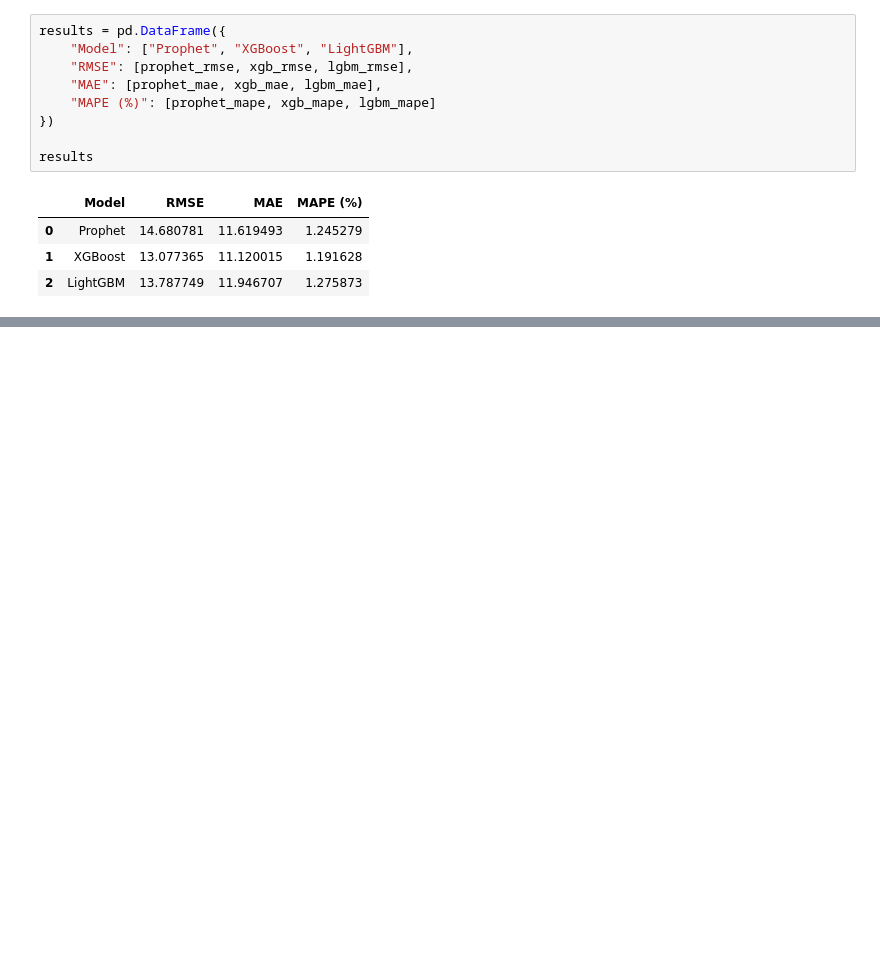
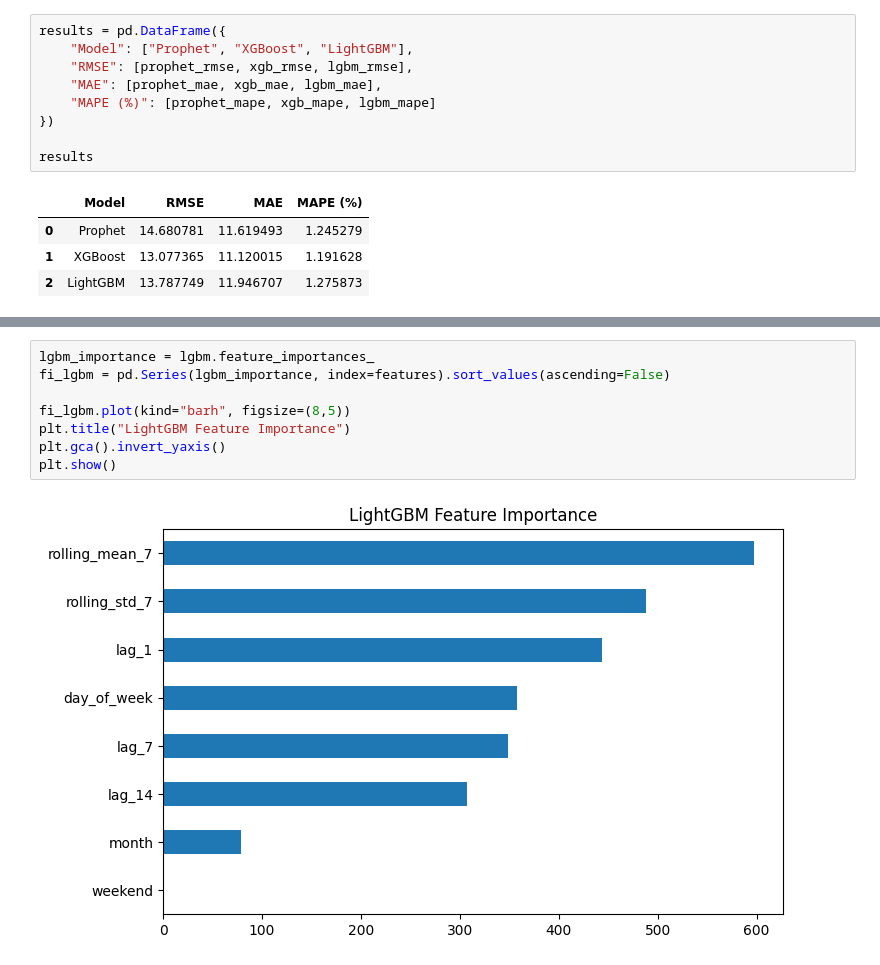
Before and after one commit to G0nkly/Ready-Set-Prophecy, a Jupyter notebook: Timeseries_Intro.ipynb, the cells around one changed output, grey strips where cells are left out. Drawn from its saved outputs; the diff is of its cells as text; blank space fills up the shorter version.

```diff
--- a/Timeseries_Intro.ipynb
+++ b/Timeseries_Intro.ipynb
@@ -410,0 +453,10 @@ results
+# %%
+lgbm_importance = lgbm.feature_importances_
+fi_lgbm = pd.Series(lgbm_importance, index=features).sort_values(ascending=False)
+
+fi_lgbm.plot(kind="barh", figsize=(8,5))
+plt.title("LightGBM Feature Importance")
+plt.gca().invert_yaxis()
+plt.show()
+# %% [output]
+[figure, added]
```
Also changed, not shown: parts of 4 cells of this notebook.
